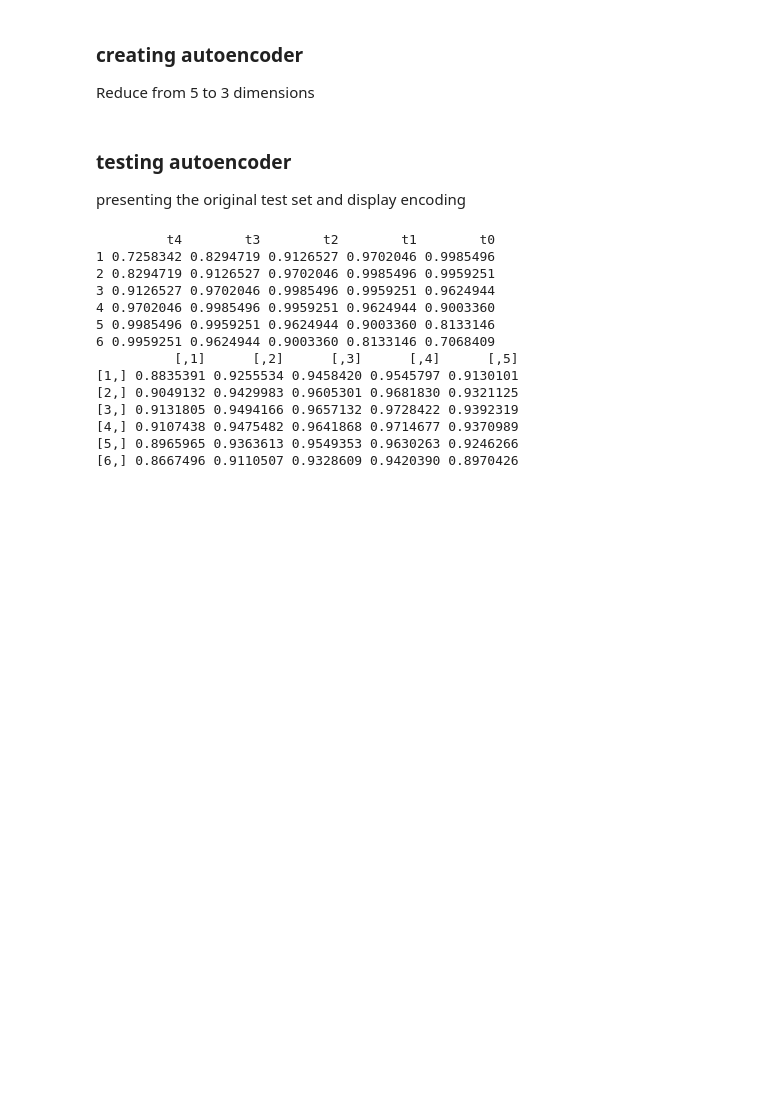
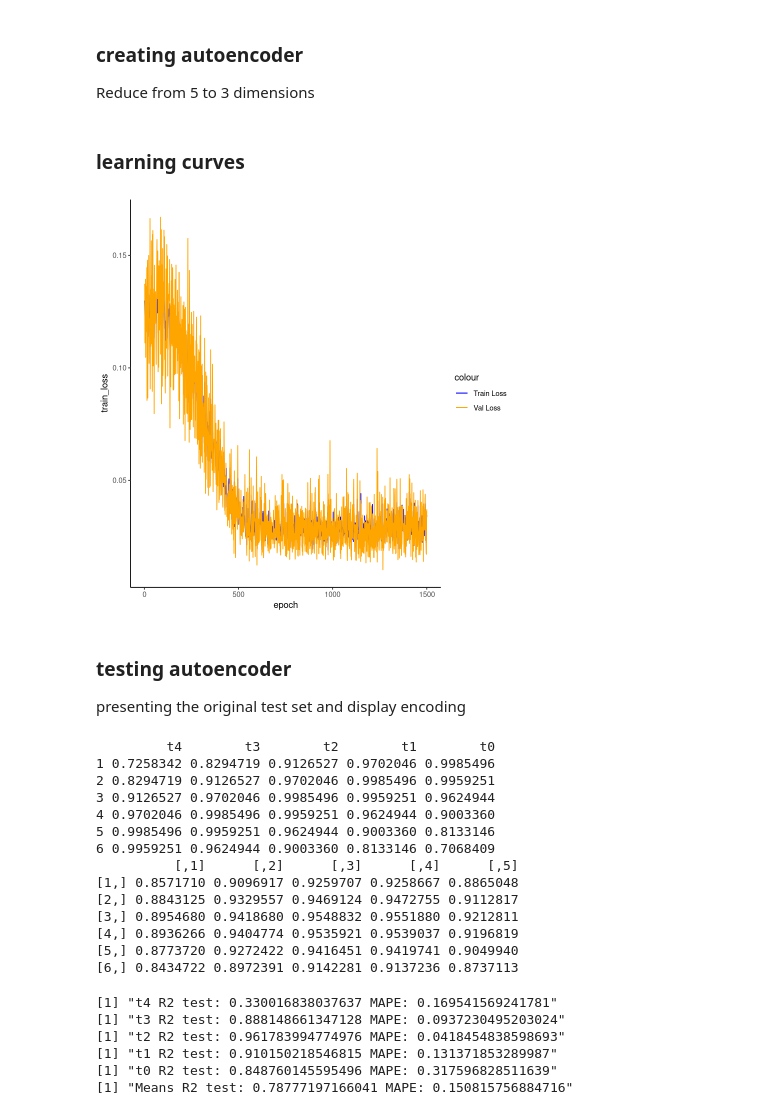
Before and after one commit to cefet-rj-dal/daltoolbox, a Jupyter notebook: transf/aae_enc_decode.ipynb, the cells around one changed output. Drawn from its saved outputs; the diff is of its cells as text; code cells hidden in the pictures; blank space fills up the shorter version.

```diff
--- a/transf/aae_enc_decode.ipynb
+++ b/transf/aae_enc_decode.ipynb
@@ -71,9 +64,25 @@ test <- as.data.frame(samp$test)
 ### creating autoencoder
 Reduce from 5 to 3 dimensions
 # %%
-auto <- aae_encode_decode(5, 3)
+auto <- aae_encode_decode(5, 3, batch_size=3, num_epochs=1500)
 
 auto <- fit(auto, train)
+# %% [markdown]
+### learning curves
+# %%
+train_loss <- unlist(auto$model$train_loss)
+val_loss <- unlist(auto$model$val_loss)
+
+fit_loss <- as.data.frame(cbind(train_loss, val_loss))
+fit_loss['epoch'] <- 1:nrow(fit_loss)
+
+ggplot(fit_loss, aes(x=epoch)) +
+geom_line(aes(y=train_loss, colour='Train Loss')) +
+geom_line(aes(y=val_loss, colour='Val Loss')) +
+scale_color_manual(values=c('Blue','Orange')) +
+theme_classic()
+# %% [output]
+[figure, added]
 # %% [markdown]
 ### testing autoencoder
 presenting the original test set and display encoding
@@ -90,9 +99,29 @@ print(head(result))
 5 0.9985496 0.9959251 0.9624944 0.9003360 0.8133146
 6 0.9959251 0.9624944 0.9003360 0.8133146 0.7068409
           [,1]      [,2]      [,3]      [,4]      [,5]
-[1,] 0.8835391 0.9255534 0.9458420 0.9545797 0.9130101
-[2,] 0.9049132 0.9429983 0.9605301 0.9681830 0.9321125
-[3,] 0.9131805 0.9494166 0.9657132 0.9728422 0.9392319
-[4,] 0.9107438 0.9475482 0.9641868 0.9714677 0.9370989
-[5,] 0.8965965 0.9363613 0.9549353 0.9630263 0.9246266
-[6,] 0.8667496 0.9110507 0.9328609 0.9420390 0.8970426
+[1,] 0.8571710 0.9096917 0.9259707 0.9258667 0.8865048
+[2,] 0.8843125 0.9329557 0.9469124 0.9472755 0.9112817
+[3,] 0.8954680 0.9418680 0.9548832 0.9551880 0.9212811
+[4,] 0.8936266 0.9404774 0.9535921 0.9539037 0.9196819
+[5,] 0.8773720 0.9272422 0.9416451 0.9419741 0.9049940
+[6,] 0.8434722 0.8972391 0.9142281 0.9137236 0.8737113
+# %%
+result <- as.data.frame(result)
+names(result) <- names(test)
+r2 <- c()
+mape <- c()
+for (col in names(test)){
+r2_col <- cor(test[col], result[col])^2
+r2 <- append(r2, r2_col)
+mape_col <- mean((abs((result[col] - test[col]))/test[col])[[col]])
+mape <- append(mape, mape_col)
+print(paste(col, 'R2 test:', r2_col, 'MAPE:', mape_col))
+}
+print(paste('Means R2 test:', mean(r2), 'MAPE:', mean(mape)))
+# %% [output]
+[1] "t4 R2 test: 0.330016838037637 MAPE: 0.169541569241781"
+[1] "t3 R2 test: 0.888148661347128 MAPE: 0.0937230495203024"
+[1] "t2 R2 test: 0.961783994774976 MAPE: 0.0418454838598693"
+[1] "t1 R2 test: 0.910150218546815 MAPE: 0.131371853289987"
+[1] "t0 R2 test: 0.848760145595496 MAPE: 0.317596828511639"
+[1] "Means R2 test: 0.78777197166041 MAPE: 0.150815756884716"
```
Also changed, not shown: parts of 2 cells of this notebook, 15 other files.
